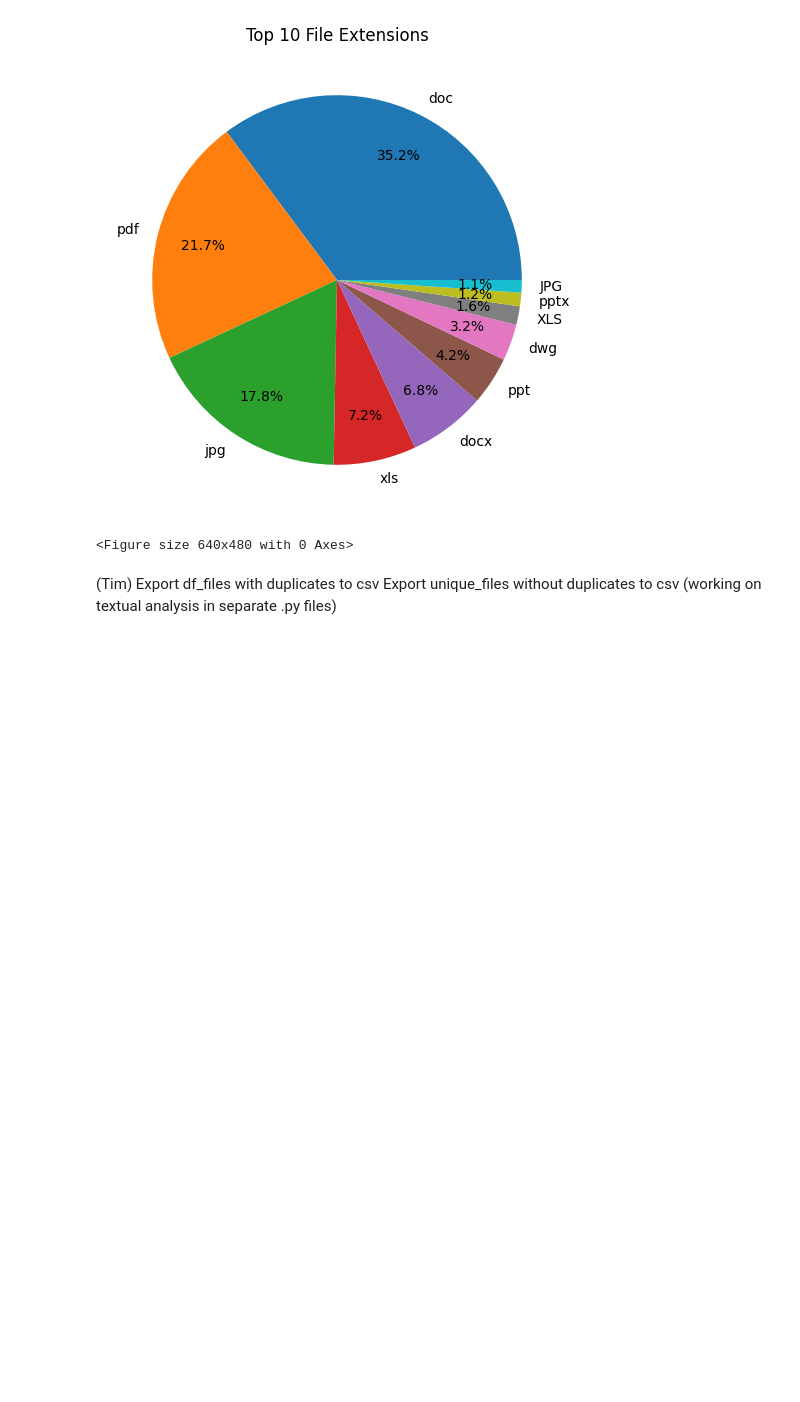
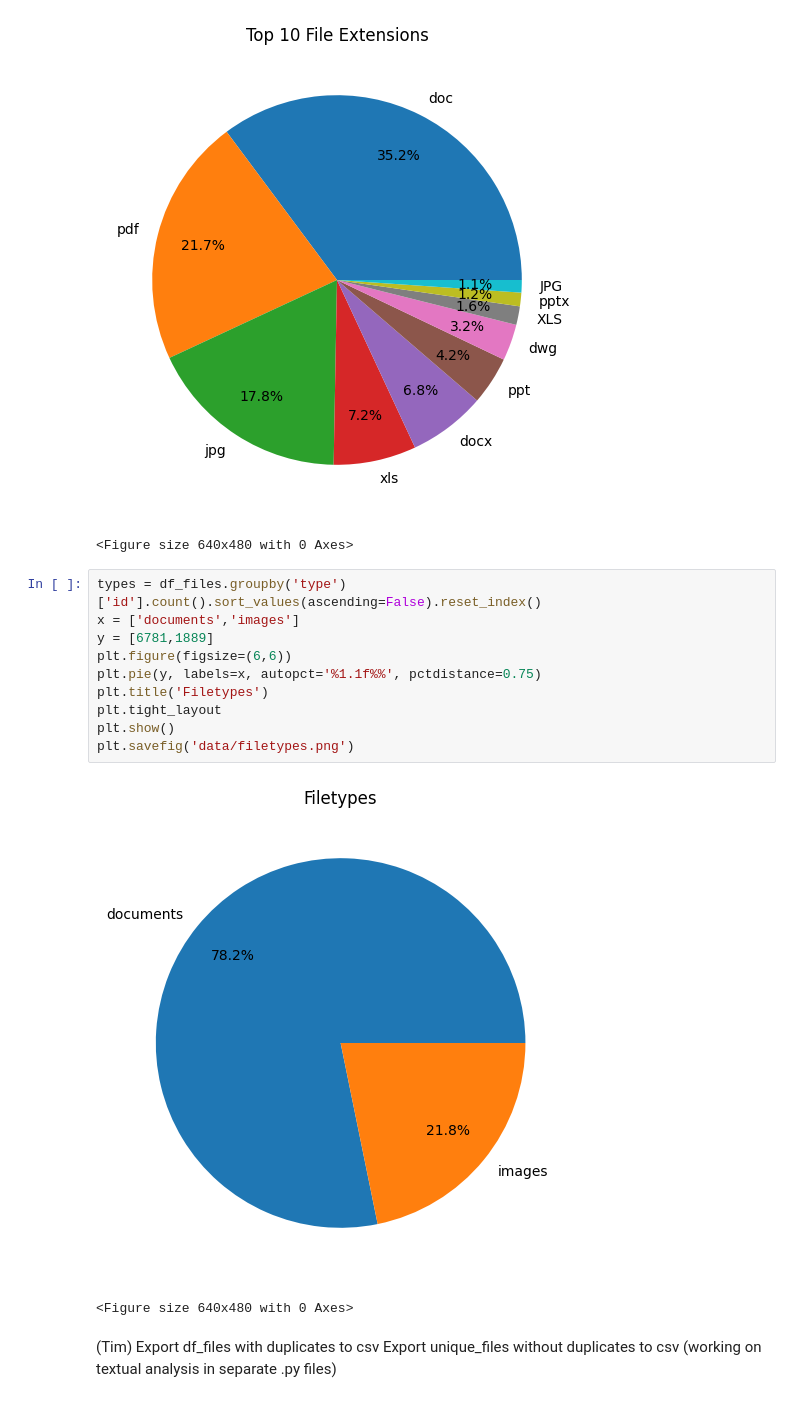
Before and after one commit to baconarray/DS5110_final, a Jupyter notebook: tyler_notes.ipynb, the cells around one changed output. Cells and saved outputs as stored; diff of their text form; blank space fills up the shorter version.

```diff
--- a/tyler_notes.ipynb
+++ b/tyler_notes.ipynb
@@ -312,6 +312,19 @@ plt.savefig('data/top10.png')
 # %% [output]
 [figure]
 <Figure size 640x480 with 0 Axes>
+# %%
+types = df_files.groupby('type')['id'].count().sort_values(ascending=False).reset_index()
+x = ['documents','images']
+y = [6781,1889]
+plt.figure(figsize=(6,6))
+plt.pie(y, labels=x, autopct='%1.1f%%', pctdistance=0.75)
+plt.title('Filetypes')
+plt.tight_layout
+plt.show()
+plt.savefig('data/filetypes.png')
+# %% [output]
+[figure, added]
+<Figure size 640x480 with 0 Axes>
 # %% [markdown]
 (Tim)
 Export df_files with duplicates to csv
```
